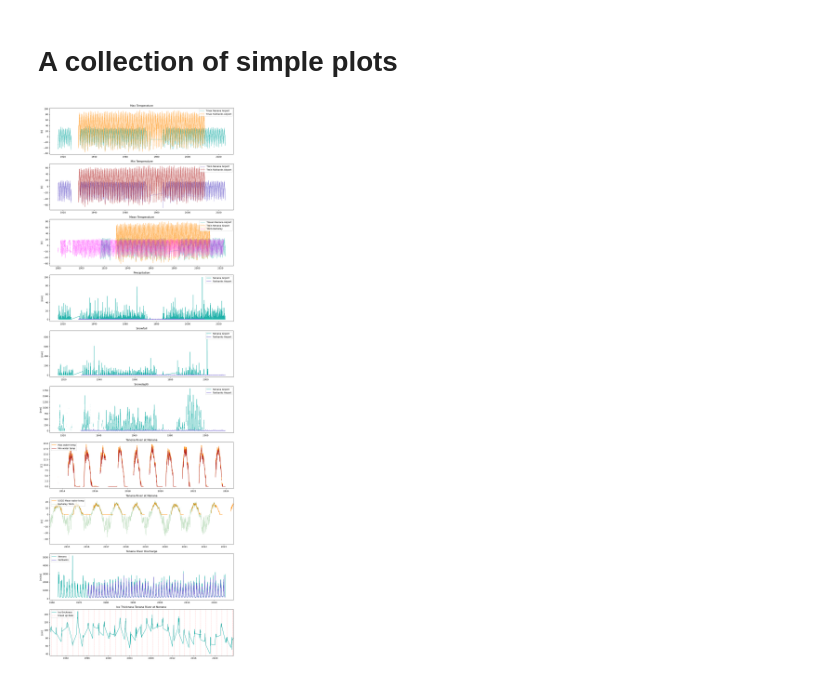
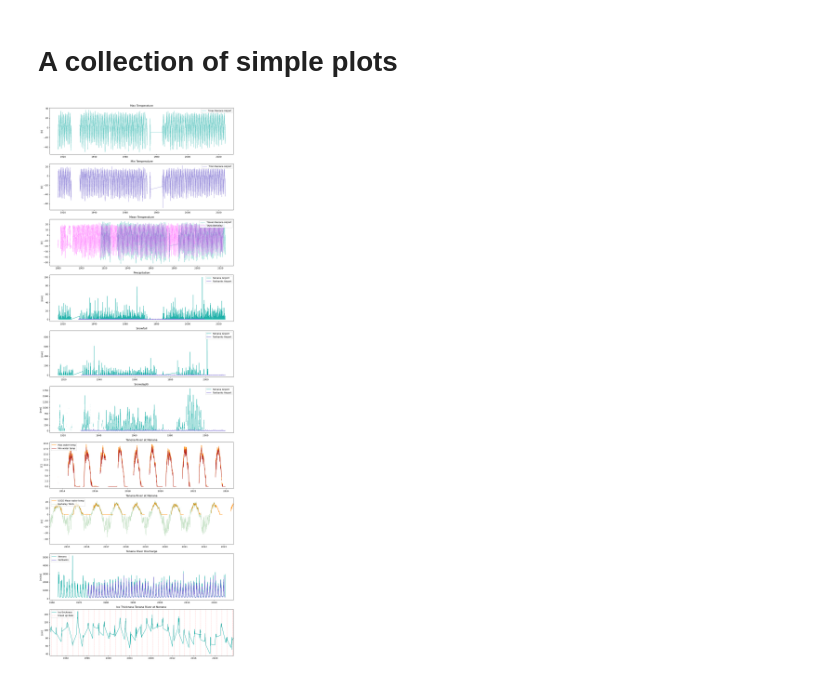
Before and after one commit to iceclassic/sandbox, a Jupyter notebook: PreProcessing.ipynb, the cells around one changed output. Saved outputs shown, nothing was run; the diff lists cells and outputs as text; code cells hidden in the pictures.

Commit message:
remove Temp at Fairbanks plot ( something wrong, check later)

```diff
--- a/PreProcessing.ipynb
+++ b/PreProcessing.ipynb
@@ -130,7 +132,7 @@ color4='firebrick'
 
 
 ax1[0].plot(Nenana_pp['TMAX'],marker=',',label="Tmax Nenana Airport",color=color1,alpha=0.5)
-ax1[0].plot(Fairbanks_pp['TMAX'],marker=',',label="Tmax Fairbanks Airport",color=color3,alpha=0.5)
+#ax1[0].plot(Fairbanks_pp['TMAX'],marker=',',label="Tmax Fairbanks Airport",color=color3,alpha=0.5)
 ax1[0].tick_params(axis='y')
 ax1[0].set_ylabel("[C]")
 ax1[0].legend(loc='upper right')
@@ -139,7 +141,7 @@ ax1[0].set_title("Max Temperature")
 
 
 ax1[1].plot(Nenana_pp['TMIN'],marker=',',label="Tmin Nenana Airport",color=color2,alpha=0.5)
-ax1[1].plot(Fairbanks_pp['TMIN'],marker=',',label="Tmin Fairbanks Airport",color=color4,alpha=0.5)
+#ax1[1].plot(Fairbanks_pp['TMIN'],marker=',',label="Tmin Fairbanks Airport",color=color4,alpha=0.5)
 ax1[1].tick_params(axis='y')
 ax1[1].set_ylabel("[C]")
 ax1[1].legend(loc='upper right')
@@ -147,7 +149,7 @@ ax1[1].set_title("Min Temperature")
 
 
 ax1[2].plot(0.5*(Nenana_pp['TMAX']+Nenana_pp['TMIN']),marker=',',label="Tmean Nenana Airport",color=color1,alpha=0.5)
-ax1[2].plot(0.5*(Fairbanks_pp['TMAX']+Fairbanks_pp['TMIN']),marker=',',label="Tmin Nenana Airport",color=color3,alpha=0.5)
+#ax1[2].plot(0.5*(Fairbanks_pp['TMAX']+Fairbanks_pp['TMIN']),marker=',',label="Tmin Nenana Airport",color=color3,alpha=0.5)
 ax1[2].plot(Temp_Berkeley,marker=',',label="TAVG Berkeley ",color='magenta',alpha=0.3)
 ax1[2].tick_params(axis='y')
 ax1[2].tick_params(axis='y')
@@ -188,31 +190,31 @@ ax1[6].set_title("Tenena River at Nenana")
 
 ax1[7].plot(Nenana_R_1['Mean water temp [C]'],marker=',',label="USGS Mean water temp",color=color3)
 ax1[7].plot(Temp_Berkeley,marker=',',label="Berkeley TAVG",color='green',alpha=0.2)
 ax1[7].tick_params(axis='y')
 ax1[7].set_ylabel("[C]")
 ax1[7].legend(loc='upper left')
 ax1[7].set_title("Tenana River at Nenana")
 ax1[7].set_xlim(pd.Timestamp('2014-02-15'), pd.Timestamp('2023-07-01'))
 
 ax1[8].plot(Nenana_R_1['Mean Discharge [m3/s]'],marker=',',label="Nenana",color=color1)
 ax1[8].plot(Nenana_R_2['Mean Discharge [m3/s]'],marker=',',label="Fairbanks",color=color2)
 ax1[8].tick_params(axis='y')
 ax1[8].set_ylabel("[m3/s]")
 ax1[8].legend(loc='upper left')
 ax1[8].set_title("Tenana River Discharge")
 
 
 ax1[9].plot(ice_thickness,marker=',',label="Ice thickness",color=color1)
 #ax1[8].plot(Nenana_R_2['Mean Discharge [m3/s]'],marker=',',label="Fairbanks",color=color2)
 ax1[9].tick_params(axis='y')
 ax1[9].set_ylabel("[cm]")
 ax1[9].set_title("Ice Thickness Tenana River at Nenana ")
 # Plot vertical lines for each index value
 for datetime_value in break_up_times.index:
     plt.axvline(x=datetime_value, color='r', linestyle='--',alpha=0.2)
 plt.axvline(x=datetime_value, color='r', linestyle='--',alpha=0.2,label="break up date" ) # lazy way to get only onw legend
 ax1[9].set_xlim(pd.Timestamp('1989-01-01'), pd.Timestamp('2023-07-01'))
 ax1[9].legend(loc='upper left')
 plt.show()
 # %% [output]
-[figure, old version]
+[figure, new version]
```
Also changed, not shown: parts of 1 cell of this notebook.
